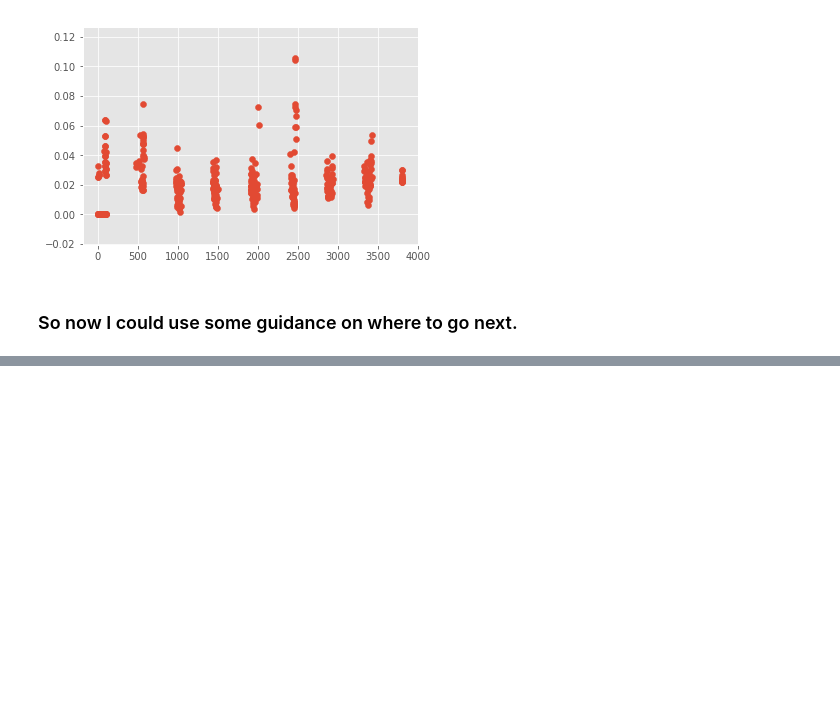
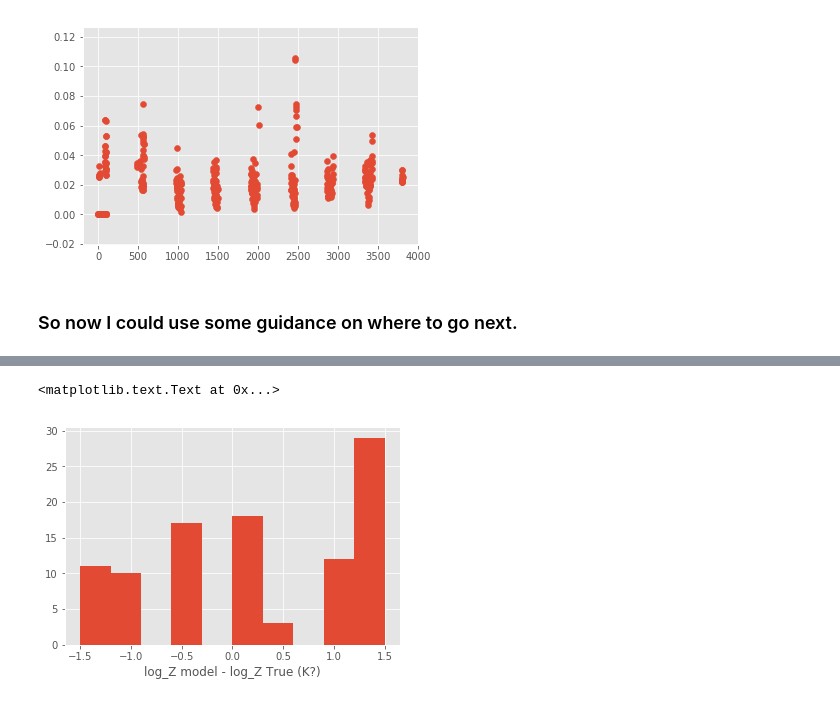
Before and after one commit to yoachim/LSST_narrowband, a Jupyter notebook: KDtrees_stuff.ipynb, the cells around one changed output, grey strips where cells are left out. Cells and saved outputs as stored; diff of their text form; code cells hidden in the pictures; blank space fills up the shorter version.

```diff
--- a/KDtrees_stuff.ipynb
+++ b/KDtrees_stuff.ipynb
@@ -134,0 +160,7 @@ plt.scatter(ind, dist);
+# %%
+plt.hist(model_atm_mags['log_Z'][ind]-model_atm_mags['log_Z'][500])
+plt.xlabel('log_Z model - log_Z True ()')
+# I don't understand why this isn't peaked at 0. Hopefully going to colors rather than straight mags will fix that.
+# %% [output]
+<matplotlib.text.Text at 0x...>
+[figure, added]
```
Also changed, not shown: parts of 10 cells of this notebook.
